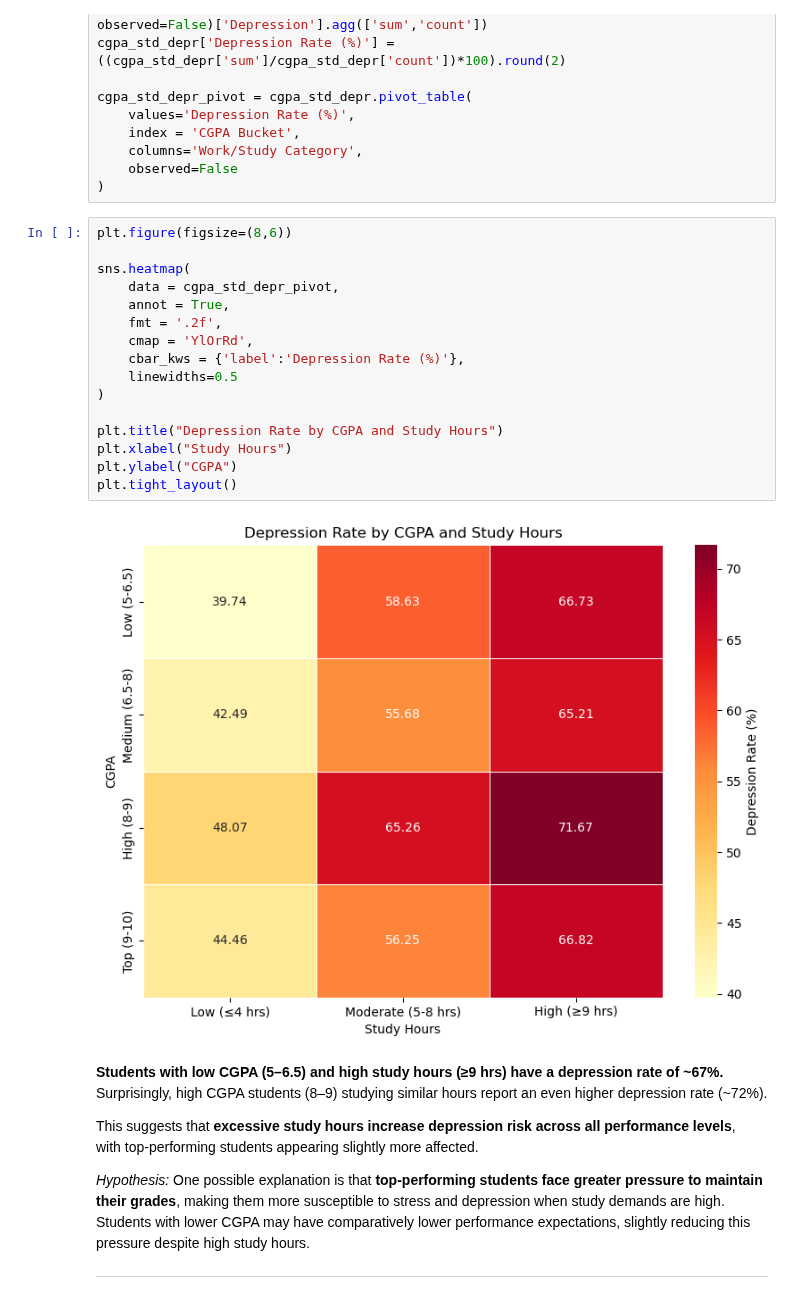
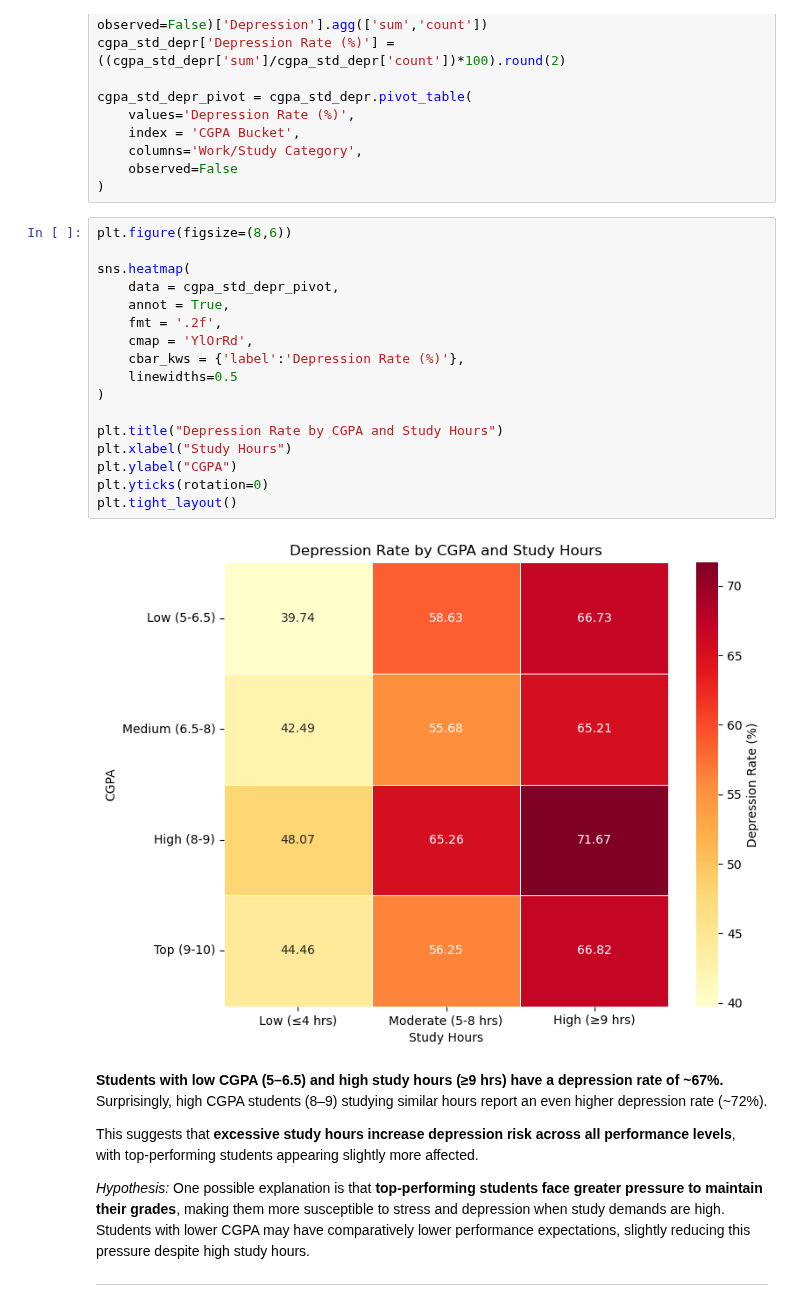
Before and after one commit to Siddharth-Saravanan/Student_Depression_Analysis_and_Prediction_using_Machine_Learning, a Jupyter notebook: student_depression_prediction.ipynb, the cells around one changed output. Drawn from its saved outputs; the diff is of its cells as text.

```diff
--- a/student_depression_prediction.ipynb
+++ b/student_depression_prediction.ipynb
@@ -1352,21 +1352,22 @@ cgpa_std_depr_pivot = cgpa_std_depr.pivot_table(
 # %%
 plt.figure(figsize=(8,6))
 
 sns.heatmap(
     data = cgpa_std_depr_pivot,
     annot = True,
     fmt = '.2f',
     cmap = 'YlOrRd',
     cbar_kws = {'label':'Depression Rate (%)'},
     linewidths=0.5
 )
 
 plt.title("Depression Rate by CGPA and Study Hours")
 plt.xlabel("Study Hours")
 plt.ylabel("CGPA")
+plt.yticks(rotation=0)
 plt.tight_layout()
 # %% [output]
-[figure, old version]
+[figure, new version]
 # %% [markdown]
 **Students with low CGPA (5–6.5) and high study hours (≥9 hrs) have a depression rate of ~67%.**
 Surprisingly, high CGPA students (8–9) studying similar hours report an even higher depression rate (~72%).
```
